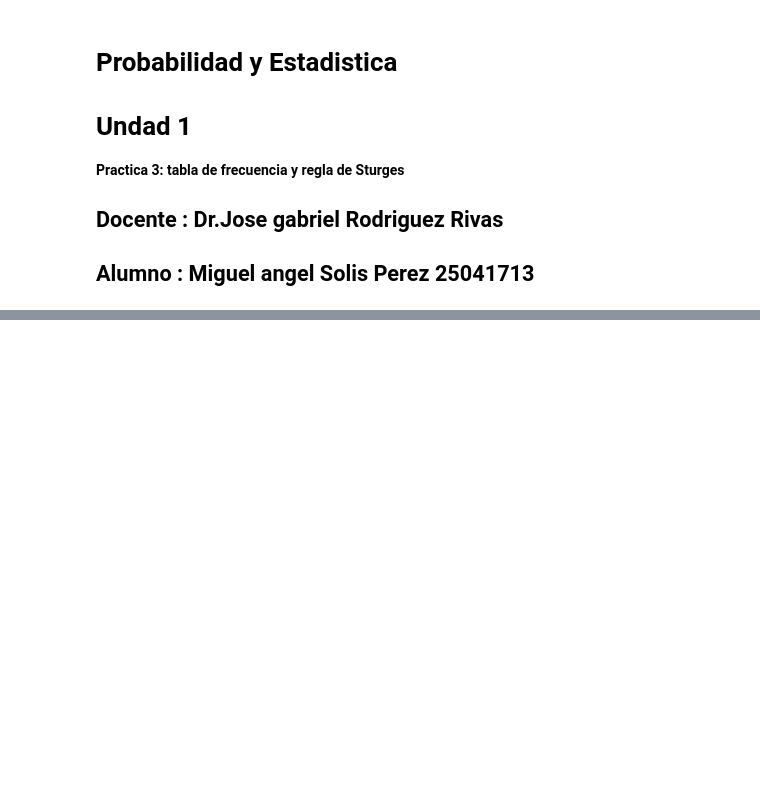
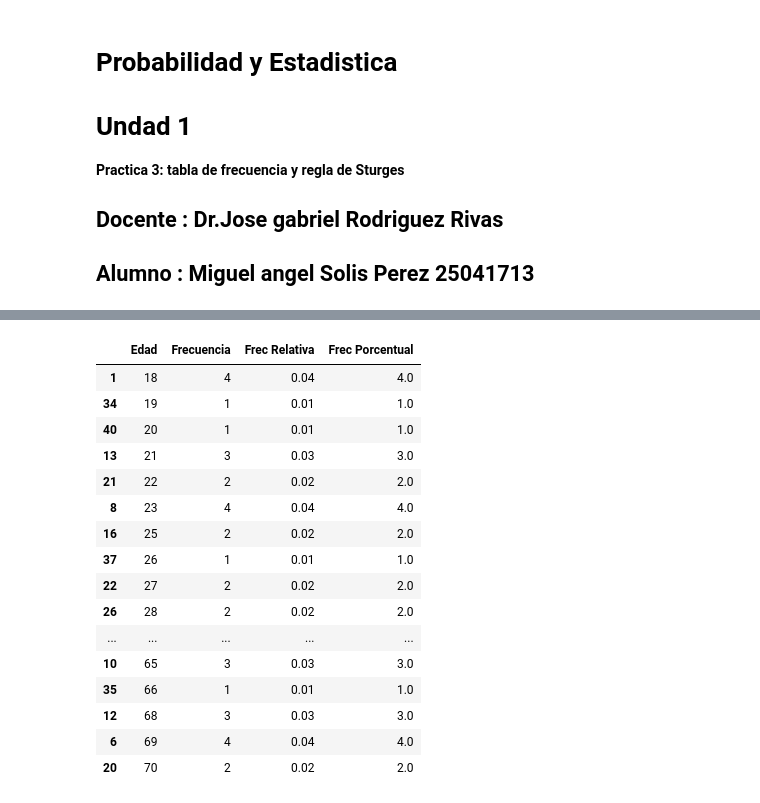
Before and after one commit to MiguelAngelSP29/Probabilidad-y-estad-stica-, a Jupyter notebook: Unidad 1/U1_practica 3.ipynb, the cells around one changed output, grey strips where cells are left out. Saved outputs shown, nothing was run; the diff lists cells and outputs as text; code cells hidden in the pictures; blank space fills up the shorter version.

```diff
--- a/Unidad 1/U1_practica 3.ipynb
+++ b/Unidad 1/U1_practica 3.ipynb
@@ -32,0 +89,21 @@ df.head()
+# %%
+tabla_frecuencias['Frec Porcentual'] = tabla_frecuencias['Frecuencia'] / 100 * 100
+tabla_frecuencias
+# %% [output]
+|  | Edad | Frecuencia | Frec Relativa | Frec Porcentual |
+| 1 | 18 | 4 | 0.04 | 4.0 |
+| 34 | 19 | 1 | 0.01 | 1.0 |
+| 40 | 20 | 1 | 0.01 | 1.0 |
+| 13 | 21 | 3 | 0.03 | 3.0 |
+| 21 | 22 | 2 | 0.02 | 2.0 |
+| 8 | 23 | 4 | 0.04 | 4.0 |
+| 16 | 25 | 2 | 0.02 | 2.0 |
+| 37 | 26 | 1 | 0.01 | 1.0 |
+| 22 | 27 | 2 | 0.02 | 2.0 |
+| 26 | 28 | 2 | 0.02 | 2.0 |
+| ... | ... | ... | ... | ... |
+| 10 | 65 | 3 | 0.03 | 3.0 |
+| 35 | 66 | 1 | 0.01 | 1.0 |
+| 12 | 68 | 3 | 0.03 | 3.0 |
+| 6 | 69 | 4 | 0.04 | 4.0 |
+| 20 | 70 | 2 | 0.02 | 2.0 |
```
Also changed, not shown: parts of 14 cells of this notebook.
